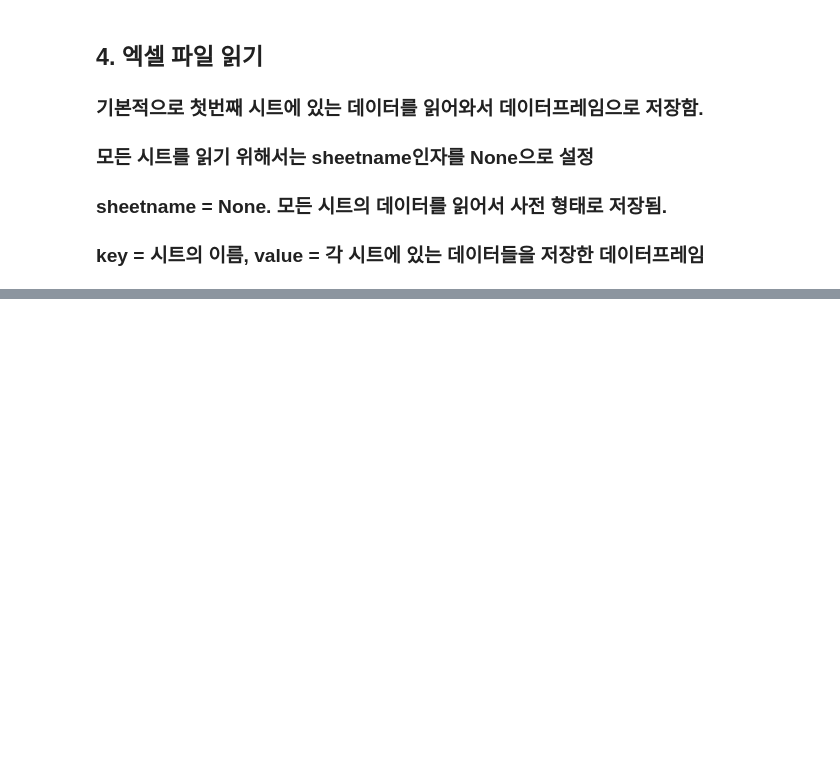
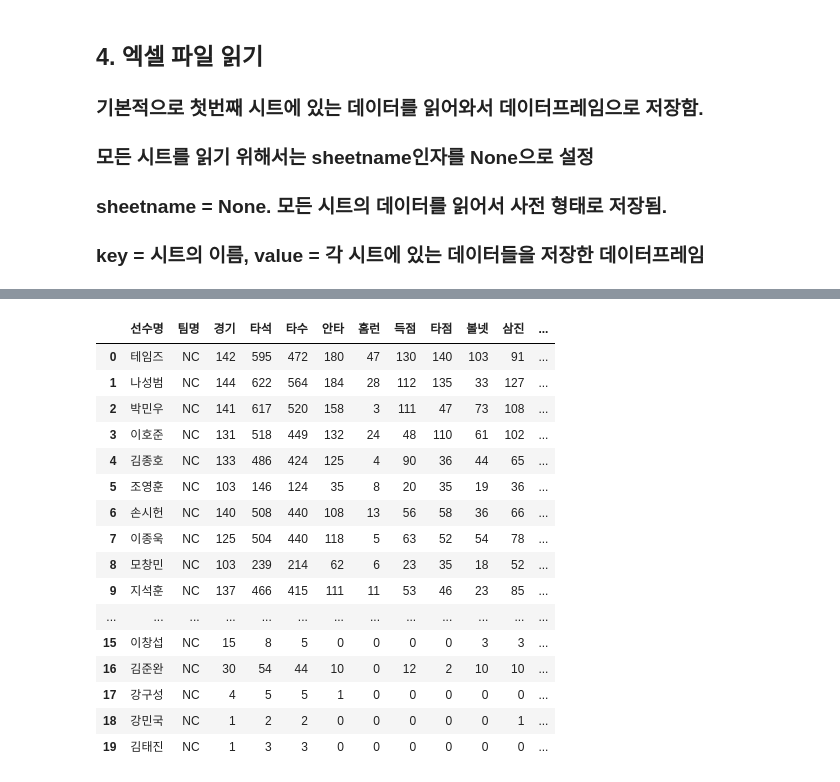
Before and after one commit to leechungpa/Python-study, a Jupyter notebook: pandas/배포용_기초 3. 데이터 적재.ipynb, the cells around one changed output, grey strips where cells are left out. Saved outputs shown, nothing was run; the diff lists cells and outputs as text; code cells hidden in the pictures; blank space fills up the shorter version.

```diff
--- a/pandas/배포용_기초 3. 데이터 적재.ipynb
+++ b/pandas/배포용_기초 3. 데이터 적재.ipynb
@@ -89,0 +367,21 @@ data = [['서울','강남', 15]
+# %%
+NC15 = nc_data["2015"].drop('Unnamed: 0',axis=1)
+NC15
+# %% [output]
+|  | 선수명 | 팀명 | 경기 | 타석 | 타수 | 안타 | 홈런 | 득점 | 타점 | 볼넷 | 삼진 | ... |
+| 0 | 테임즈 | NC | 142 | 595 | 472 | 180 | 47 | 130 | 140 | 103 | 91 | ... |
+| 1 | 나성범 | NC | 144 | 622 | 564 | 184 | 28 | 112 | 135 | 33 | 127 | ... |
+| 2 | 박민우 | NC | 141 | 617 | 520 | 158 | 3 | 111 | 47 | 73 | 108 | ... |
+| 3 | 이호준 | NC | 131 | 518 | 449 | 132 | 24 | 48 | 110 | 61 | 102 | ... |
+| 4 | 김종호 | NC | 133 | 486 | 424 | 125 | 4 | 90 | 36 | 44 | 65 | ... |
+| 5 | 조영훈 | NC | 103 | 146 | 124 | 35 | 8 | 20 | 35 | 19 | 36 | ... |
+| 6 | 손시헌 | NC | 140 | 508 | 440 | 108 | 13 | 56 | 58 | 36 | 66 | ... |
+| 7 | 이종욱 | NC | 125 | 504 | 440 | 118 | 5 | 63 | 52 | 54 | 78 | ... |
+| 8 | 모창민 | NC | 103 | 239 | 214 | 62 | 6 | 23 | 35 | 18 | 52 | ... |
+| 9 | 지석훈 | NC | 137 | 466 | 415 | 111 | 11 | 53 | 46 | 23 | 85 | ... |
+| ... | ... | ... | ... | ... | ... | ... | ... | ... | ... | ... | ... | ... |
+| 15 | 이창섭 | NC | 15 | 8 | 5 | 0 | 0 | 0 | 0 | 3 | 3 | ... |
+| 16 | 김준완 | NC | 30 | 54 | 44 | 10 | 0 | 12 | 2 | 10 | 10 | ... |
+| 17 | 강구성 | NC | 4 | 5 | 5 | 1 | 0 | 0 | 0 | 0 | 0 | ... |
+| 18 | 강민국 | NC | 1 | 2 | 2 | 0 | 0 | 0 | 0 | 0 | 1 | ... |
+| 19 | 김태진 | NC | 1 | 3 | 3 | 0 | 0 | 0 | 0 | 0 | 0 | ... |
```
Also changed, not shown: parts of 43 cells of this notebook, 2 other files.
